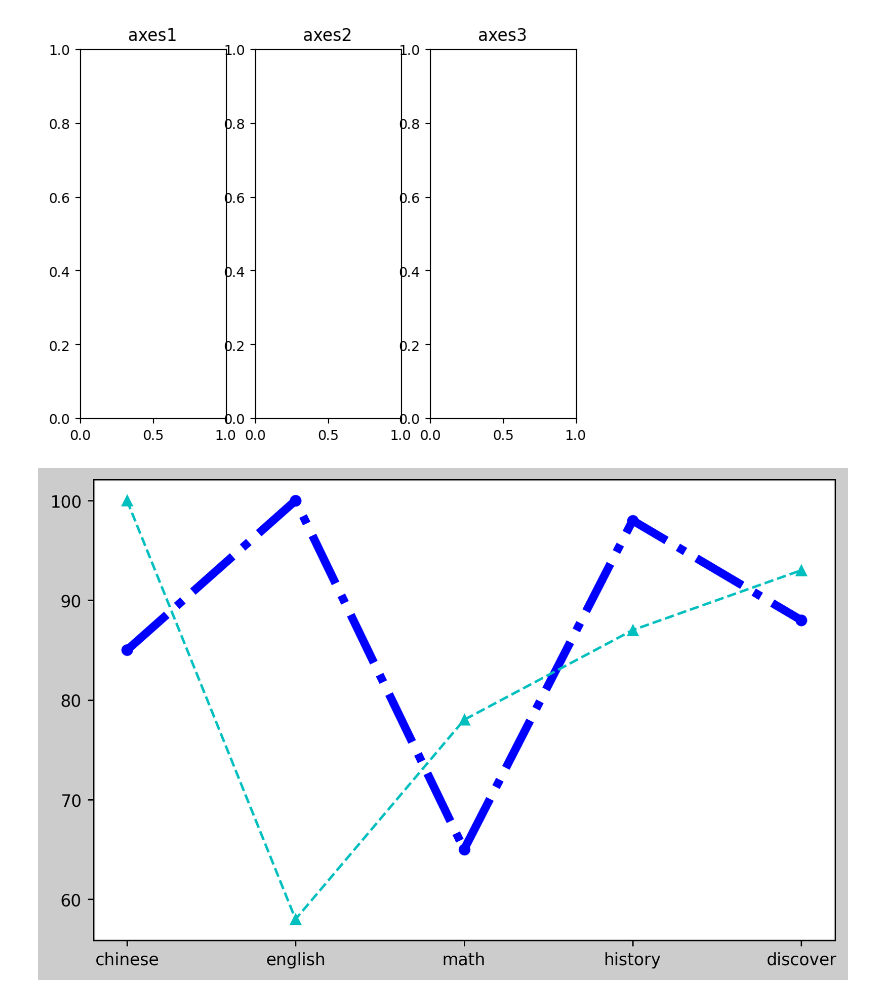
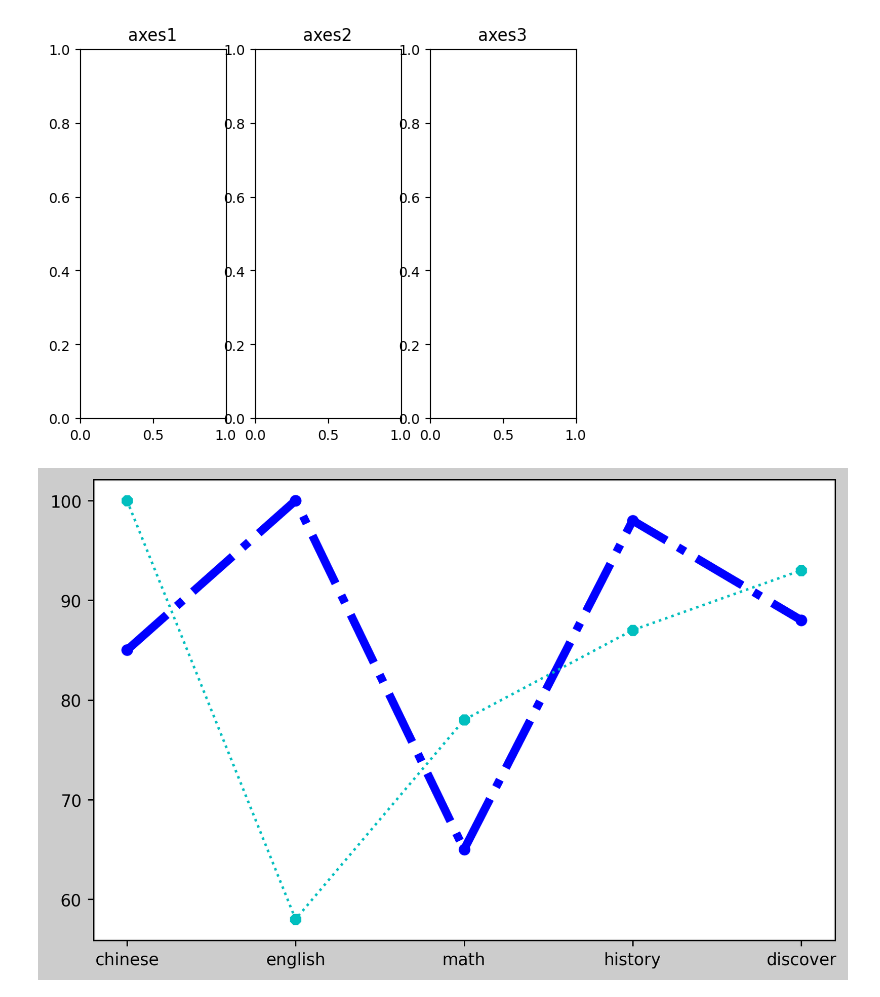
Before and after one commit to cindychou0503/Learning, a Jupyter notebook: 0729.ipynb, the cells around one changed output. Drawn from its saved outputs; the diff is of its cells as text; code cells hidden in the pictures.

```diff
--- a/0729.ipynb
+++ b/0729.ipynb
@@ -39,17 +39,17 @@ Text(0.5, 1.0, 'axes3')
 # %%
 student1 = {'chinese':85, 'english':100, 'math':65, 'history':98, 'discover':88}
 student2 = {'chinese':100, 'english':58, 'math':78, 'history':87, 'discover':93}
 
 subjects =list(student1.keys())
 value1 = list(student1.values())
 value2 = list(student2.values())
 
 figure = plt.figure(figsize=(8.0, 5.0), dpi=250.0, facecolor="#cccccc")
 ax = figure.add_subplot()
 ax.plot(subjects, value1, 'b-.o',linewidth=5)
 
-ax.plot(subjects, value2, 'c--^')
+ax.plot(subjects, value2, 'c:8')
 
 plt.show()
 # %% [output]
-[figure, old version]
+[figure, new version]
```
